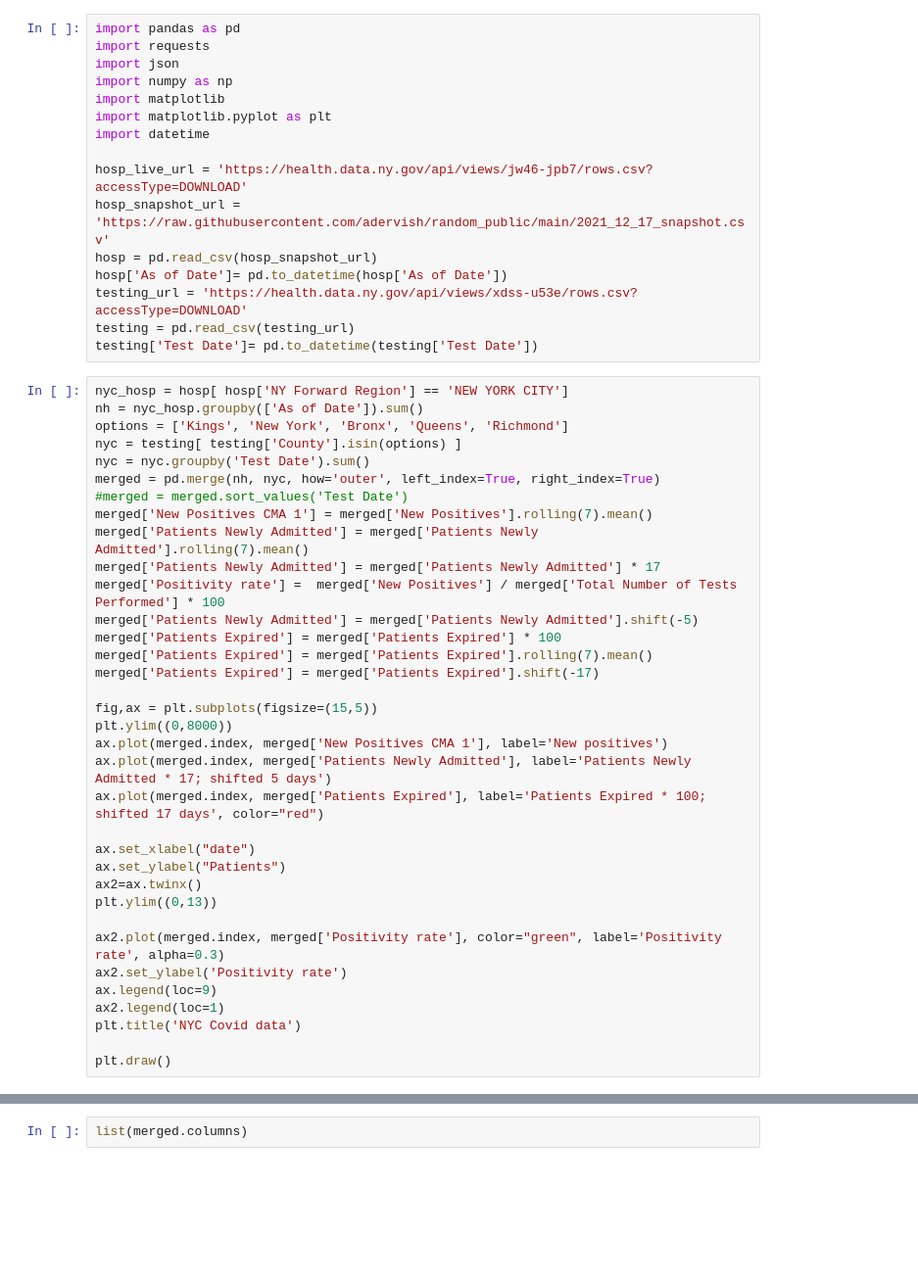
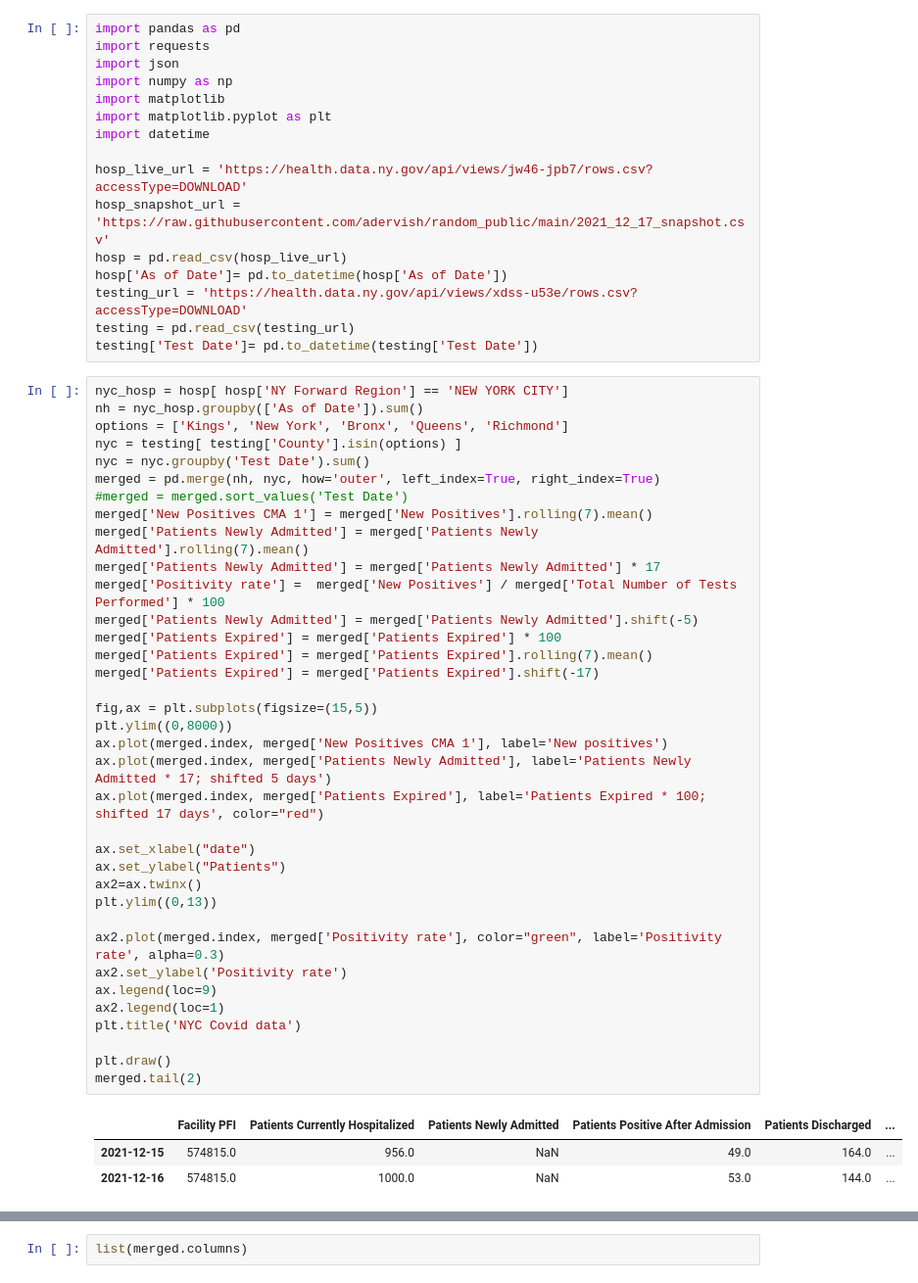
Before and after one commit to adervish/random_public, a Jupyter notebook: NYC covid data.ipynb, the cells around one changed output, grey strips where cells are left out. Shown: that part at 98% size. Saved outputs shown, nothing was run; the diff lists cells and outputs as text; blank space fills up the shorter version.

```diff
--- a/NYC covid data.ipynb
+++ b/NYC covid data.ipynb
@@ -11,7 +11,7 @@ import datetime
 
 hosp_live_url = 'https://health.data.ny.gov/api/views/jw46-jpb7/rows.csv?accessType=DOWNLOAD'
 hosp_snapshot_url = 'https://raw.githubusercontent.com/adervish/random_public/main/2021_12_17_snapshot.csv'
-hosp = pd.read_csv(hosp_snapshot_url)
+hosp = pd.read_csv(hosp_live_url)
 hosp['As of Date']= pd.to_datetime(hosp['As of Date'])
 testing_url = 'https://health.data.ny.gov/api/views/xdss-u53e/rows.csv?accessType=DOWNLOAD'
 testing = pd.read_csv(testing_url)
@@ -25,33 +25,37 @@ nyc = nyc.groupby('Test Date').sum()
 merged = pd.merge(nh, nyc, how='outer', left_index=True, right_index=True)
 #merged = merged.sort_values('Test Date')
 merged['New Positives CMA 1'] = merged['New Positives'].rolling(7).mean()
 merged['Patients Newly Admitted'] = merged['Patients Newly Admitted'].rolling(7).mean()
 merged['Patients Newly Admitted'] = merged['Patients Newly Admitted'] * 17
 merged['Positivity rate'] =  merged['New Positives'] / merged['Total Number of Tests Performed'] * 100
 merged['Patients Newly Admitted'] = merged['Patients Newly Admitted'].shift(-5)
 merged['Patients Expired'] = merged['Patients Expired'] * 100
 merged['Patients Expired'] = merged['Patients Expired'].rolling(7).mean()
 merged['Patients Expired'] = merged['Patients Expired'].shift(-17)
 
 fig,ax = plt.subplots(figsize=(15,5))
 plt.ylim((0,8000))
 ax.plot(merged.index, merged['New Positives CMA 1'], label='New positives')
 ax.plot(merged.index, merged['Patients Newly Admitted'], label='Patients Newly Admitted * 17; shifted 5 days')
 ax.plot(merged.index, merged['Patients Expired'], label='Patients Expired * 100; shifted 17 days', color="red")
 
 ax.set_xlabel("date")
 ax.set_ylabel("Patients")
 ax2=ax.twinx()
 plt.ylim((0,13))
 
 ax2.plot(merged.index, merged['Positivity rate'], color="green", label='Positivity rate', alpha=0.3)
 ax2.set_ylabel('Positivity rate')
 ax.legend(loc=9)
 ax2.legend(loc=1)
 plt.title('NYC Covid data')
 
 plt.draw()
+merged.tail(2)
 # %% [output]
+|  | Facility PFI | Patients Currently Hospitalized | Patients Newly Admitted | Patients Positive After Admission | Patients Discharged | ... |
+| 2021-12-15 | 574815.0 | 956.0 | NaN | 49.0 | 164.0 | ... |
+| 2021-12-16 | 574815.0 | 1000.0 | NaN | 53.0 | 144.0 | ... |
 [figure]
 # %%
 list(merged.columns)
```
